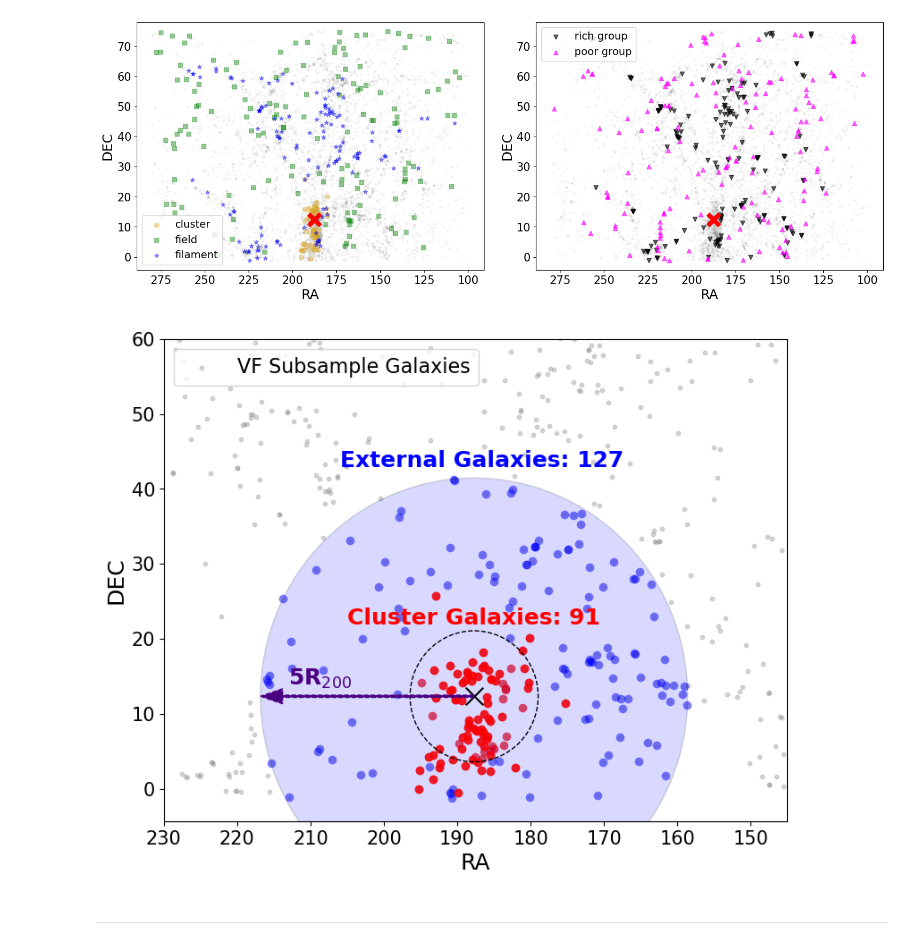
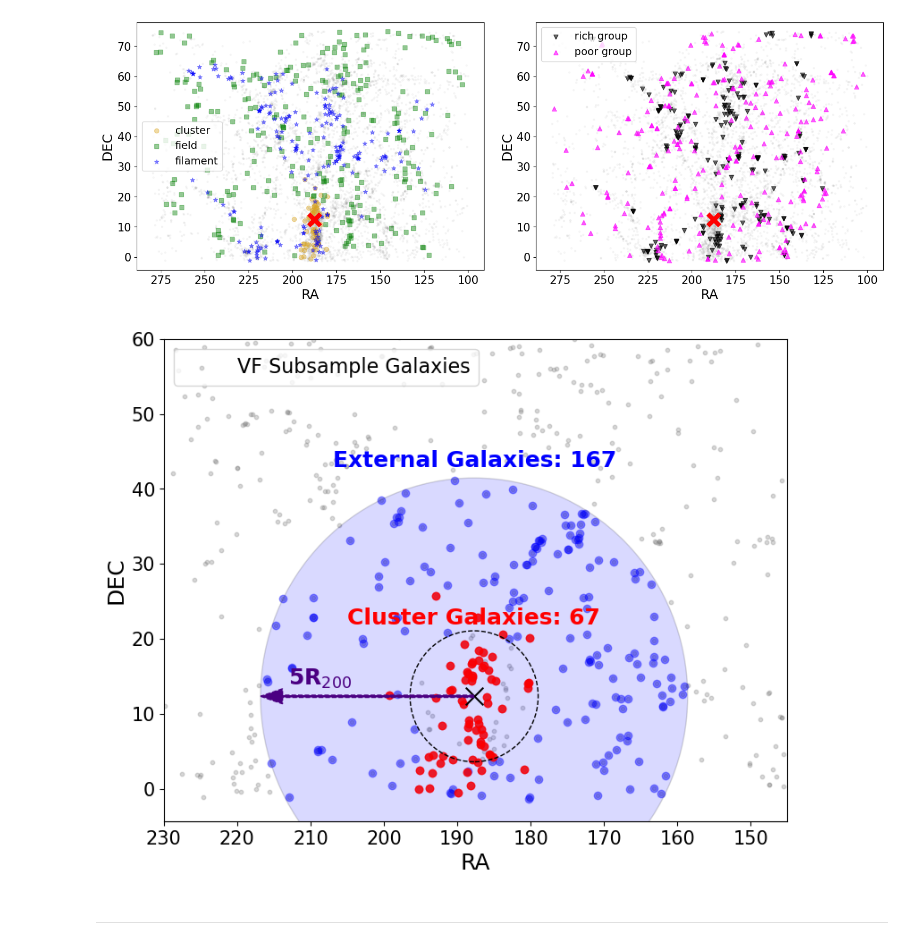
Before and after one commit to Kyssuber/research, a Jupyter notebook: data_analysis/virgowise_plots.ipynb, the cells around one changed output. Drawn from its saved outputs; the diff is of its cells as text; code cells hidden in the pictures.

```diff
--- a/data_analysis/virgowise_plots.ipynb
+++ b/data_analysis/virgowise_plots.ipynb
@@ -7,7 +7,7 @@ from astropy.io import fits
 homedir = os.getenv("HOME")
 
 #general Virgo v2 table
-vf_full = Table.read(homedir+'/Desktop/galfit_files/VF_WISESIZE_v2.fits')
+vf_full = Table.read(homedir+'/Desktop/galfit_files/VF_WISESIZE_photSNR.fits')
 #general Virgo v2 env table
 env_full = Table.read(homedir+'/Desktop/v2-20220820/vf_v2_environment.fits')
 # %%
@@ -65,7 +65,7 @@ plt.savefig(homedir+'/Desktop/radec_env.png',dpi=150,bbox_inches='tight', pad_in
 
 plt.show()
 # %% [output]
-[figure, old version]
+[figure, new version]
 # %%
 #nser = Table.read(homedir+'/output_params_r_psf.fits')['nsersic']
 
@@ -82,7 +82,7 @@ virial_1pt5flag = (dist<=onept5_vir)
 #virial_5flag = ((dist>virial_radius)&(dist<=five_vir))
 virial_5flag = (dist>onept5_vir)&(dist<=five_vir)
 
-clus_flag = (env['cluster_member']) | (virial_1pt5flag)
+clus_flag = (env['cluster_member']) #| (virial_1pt5flag)
 infall_flag = virial_5flag & (~env['cluster_member'])
 
 plt.scatter(vf['RA'],vf['DEC'],alpha=0.3,s=10,color='gray',label='VF Subsample Galaxies')
@@ -104,35 +104,35 @@ plt.xlim(230,145)
 
 plt.ylabel('DEC',fontsize=18)
 plt.xlabel('RA',fontsize=18)
 
 ax.scatter([187.7],[12.34],color='black',marker='x',s=200)
 
 circle_onept5VR = plt.Circle((RA_center,DEC_center),virial_radius*1.5,facecolor='none',edgecolor='black',linestyle='--')
 ax.add_patch(circle_onept5VR)
 
 plt.arrow(RA_center, DEC_center, five_vir, 0, color='indigo', linestyle="--", length_includes_head=True,
           head_width=2, head_length=3, width=0.3)
 plt.text(213,13.8,r'5R$_{200}$',color='indigo',fontsize=18,weight='bold')
 
 #plt.text(204,43,f'Infalling Galaxies: {len(vf[infall_flag & (nser<2)])}',color='blue',weight='bold',fontsize=18)
 #plt.text(203,22,f'Cluster Galaxies: {len(vf[clus_flag & (nser<2)])}',color='red',weight='bold',fontsize=18)
 
-plt.text(206,43,f'External Galaxies: {len(vf[infall_flag])}',color='blue',weight='bold',fontsize=18)
+plt.text(207,43,f'External Galaxies: {len(vf[infall_flag])}',color='blue',weight='bold',fontsize=18)
 plt.text(205,22,f'Cluster Galaxies: {len(vf[clus_flag])}',color='red',weight='bold',fontsize=18)
 
 
 plt.xticks(fontsize=15)
 plt.yticks(fontsize=15)
 
 plt.legend(fontsize=16,loc='upper left')
 
 plt.savefig(homedir+'/Desktop/VF_infallcore.png', bbox_inches='tight', pad_inches=0.2, dpi=100)
 
 #len(vf[env['cluster_member']&(nser<2)])
 
 plt.show()
 # %% [output]
-[figure, old version]
+[figure, new version]
 # %% [markdown]
 ------------
 # %%
```
Also changed, not shown: parts of 14 cells of this notebook, 3 other files.
